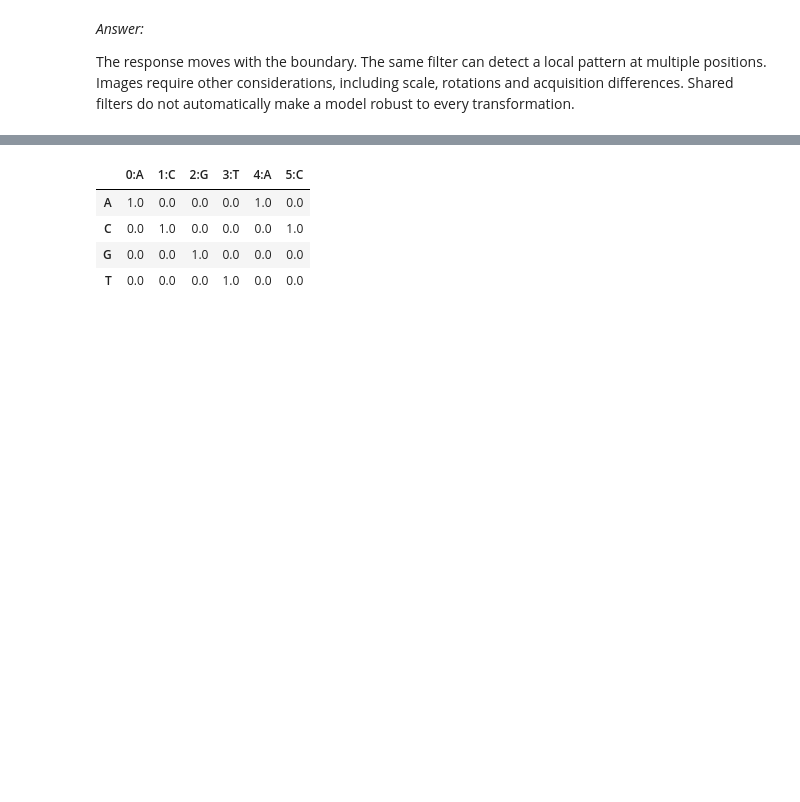
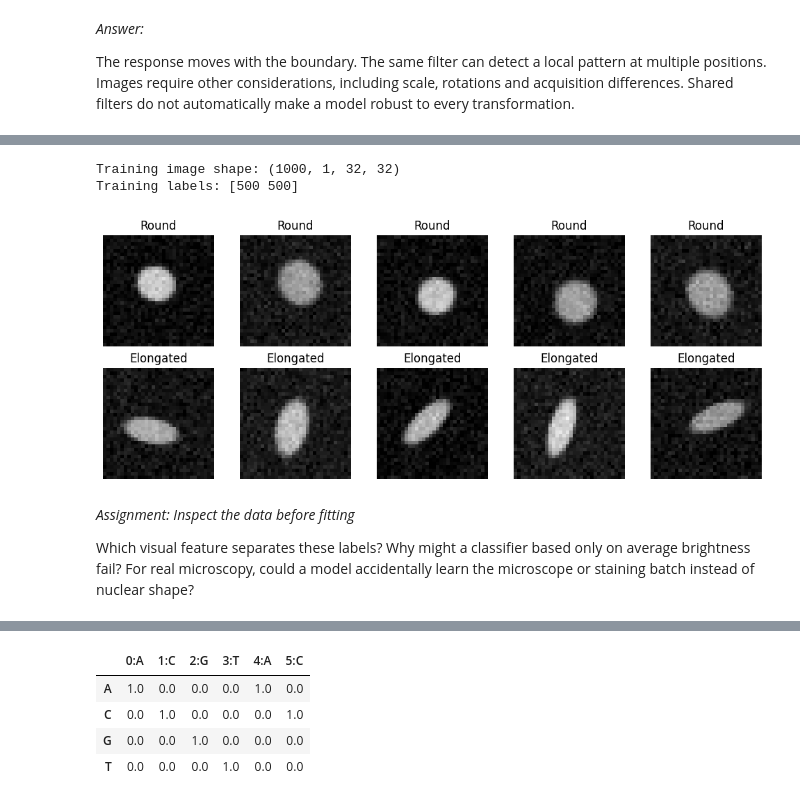
Before and after one commit to hramdasan/elixir_summerschool_26, a Jupyter notebook: answers/3-convolutional-neural-networks.ipynb, the cells around one changed output, grey strips where cells are left out. Saved outputs shown, nothing was run; the diff lists cells and outputs as text; code cells hidden in the pictures; blank space fills up the shorter version.

```diff
--- a/answers/3-convolutional-neural-networks.ipynb
+++ b/answers/3-convolutional-neural-networks.ipynb
@@ -47,0 +63,51 @@ The response moves with the boundary. The same filter can detect a local pattern
+# %%
+def nucleus_images(n=1000, size=32, seed=20):
+    """Synthetic shape labels: 0 = round, 1 = elongated; not real microscopy."""
+    rng = np.random.default_rng(seed)
+    labels = (np.arange(n) % 2).astype(np.float32)
+    rng.shuffle(labels)
+    yy, xx = np.mgrid[:size, :size]
+    images = np.empty((n, 1, size, size), dtype=np.float32)
+    for i, label in enumerate(labels):
+        center_x, center_y = rng.uniform(13, 19, size=2)
+        angle = rng.uniform(0, np.pi)
+        radius = rng.uniform(5.0, 6.5)
+        aspect = rng.uniform(1.8, 2.5) if label else rng.uniform(1.0, 1.2)
+        # a * b = radius ** 2: changing elongation preserves ellipse area.
+        a, b = radius * np.sqrt(aspect), radius / np.sqrt(aspect)
+        dx, dy = xx - center_x, yy - center_y
+        u = np.cos(angle) * dx + np.sin(angle) * dy
+        v = -np.sin(angle) * dx + np.cos(angle) * dy
+        distance = (u / a) ** 2 + (v / b) ** 2
+        soft_nucleus = 1 / (1 + np.exp(np.clip(7 * (distance - 1), -60, 60)))
+        background = rng.uniform(0.04, 0.12)
+        brightness = rng.uniform(0.5, 0.85)
+        noise = rng.normal(0, 0.045, size=(size, size))
+        images[i, 0] = np.clip(background + brightness * soft_nucleus + noise, 0, 1)
+    return images, labels
+
+# Independent simulated examples for each split. Use validation during development.
+image_x_train, image_y_train = nucleus_images(1000, seed=20)
+image_x_val, image_y_val = nucleus_images(200, seed=21)
+image_x_test, image_y_test = nucleus_images(200, seed=22)
+shape_names = np.array(["Round", "Elongated"])
+print("Training image shape:", image_x_train.shape)
+print("Training labels:", np.bincount(image_y_train.astype(int)))
+
+fig, axes = plt.subplots(2, 5, figsize=(10, 4))
+for label, row in enumerate(axes):
+    examples = np.flatnonzero(image_y_train == label)[:5]
+    for ax, index in zip(row, examples):
+        ax.imshow(image_x_train[index, 0], cmap="gray", vmin=0, vmax=1)
+        ax.set_title(shape_names[label])
+        ax.axis("off")
+plt.tight_layout()
+plt.show()
+# %% [output]
+Training image shape: (1000, 1, 32, 32)
+Training labels: [500 500]
+[figure, added]
+# %% [markdown]
+*Assignment: Inspect the data before fitting*
+
+Which visual feature separates these labels? Why might a classifier based only on average brightness fail? For real microscopy, could a model accidentally learn the microscope or staining batch instead of nuclear shape?
```
Also changed, not shown: parts of 35 cells of this notebook, 2 other files.
